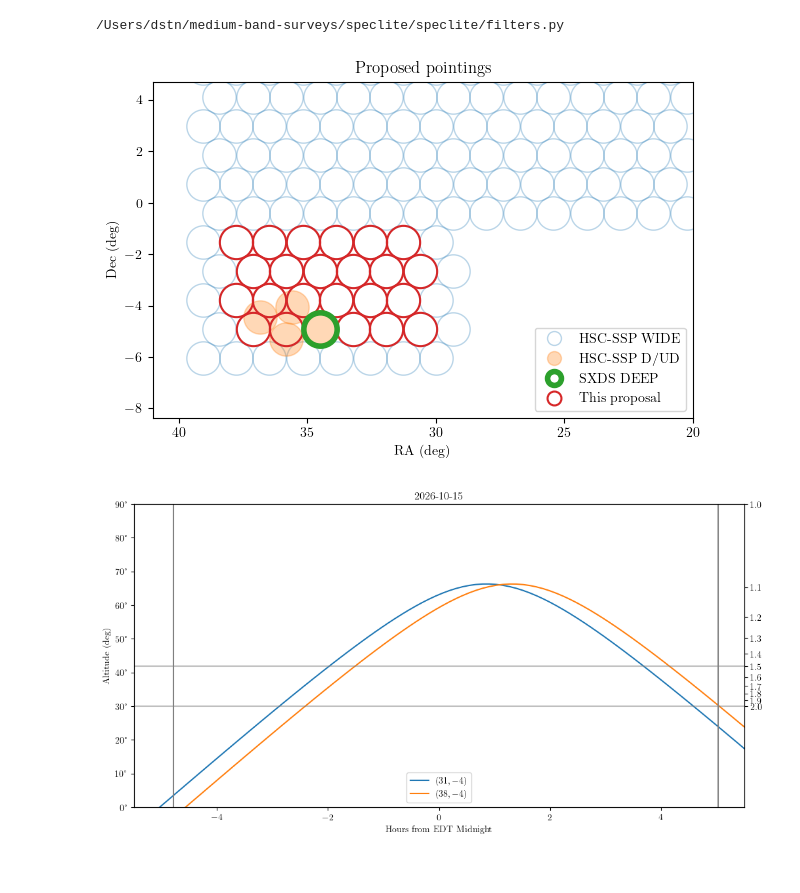
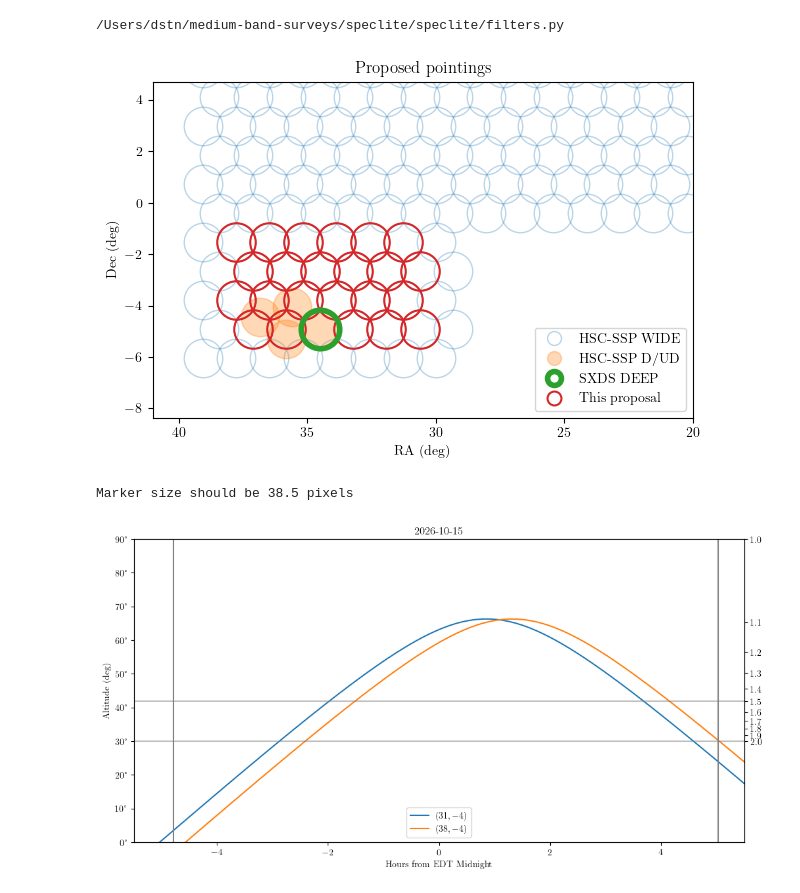
Before and after one commit to dstndstn/medium-band-surveys, a Jupyter notebook: hsc-plots.ipynb, the cells around one changed output. Drawn from its saved outputs; the diff is of its cells as text; code cells hidden in the pictures.

Commit message:
fields plot: make circles the right size

```diff
--- a/hsc-plots.ipynb
+++ b/hsc-plots.ipynb
@@ -69,37 +69,49 @@ kw = dict(ms=312
 plt.figure(figsize=(6,4))
 plt.subplots_adjust(left=0.08, right=0.98, bottom=0.11, top=0.95)
 # hack -- just manually set this to make a nice looking honeycomb!!
-kw = dict(ms=24)
+#kw = dict(ms=24)
+# ms is in points, transform is in pix?
+pt_per_pix = 72. / 100.
+kw = dict(ms=38.5 * pt_per_pix)
+
 p1 = plt.plot(T.ra[I_wide], T.dec[I_wide], 'o', mfc='none', alpha=0.3, label='HSC-SSP WIDE', **kw)
 p2 = plt.plot(T.ra[I_dud], T.dec[I_dud], 'o', alpha=0.3, label='HSC-SSP D/UD', **kw)
 #plt.plot(ra_deep, dec_deep, 'o', mfc='none', ms=20, mew=3, label='SXDS DEEP', zorder=20)
 p3 = plt.plot(T.ra[i_deep], T.dec[i_deep], 'o', mfc='none', mew=4, label='SXDS DEEP', zorder=20, **kw)
 p4 = plt.plot(T.ra[I_prop], T.dec[I_prop], 'o', mfc='none', mew=1.5, label='This proposal', **kw)
 
 plt.axis('equal')
 xl,xh,yl,yh = plt.axis()
 
 #plt.axis([xh+1, xl-1, yl-1, yh+1])
 plt.axis([xh+1, 20, yl-1, 4])
 plt.xlabel('RA (deg)')
 plt.ylabel('Dec (deg)')
 plt.xticks(np.arange(20, 45, 5))
 plt.legend()
 
 h,l = plt.gca().get_legend_handles_labels()
 hl = []
 for hi in h:
     hnew = Line2D([0], [0])
     hnew.update_from(hi)
     hnew.set_markersize(10)
     hl.append(hnew)
 plt.legend(hl, l, loc='lower right')
 
 plt.title('Proposed pointings');
 plt.savefig('fields.pdf')
 plt.savefig('fields.png')
 # %% [output]
-[figure, old version]
+[figure, new version]
+# %%
+# Figuring out the correct marker size to use above!
+tr = p1[0].get_transform()
+pt1 = tr.transform([(35, -5)])
+pt2 = tr.transform([(35, -5.75)])
+print('Marker size should be %.1f pixels' % (((pt1 - pt2) * 2.)[0][1]))
+# %% [output]
+Marker size should be 38.5 pixels
 # %%
 from astropy import units as u
 from astropy.coordinates import AltAz, EarthLocation, SkyCoord, get_body, get_sun
```
